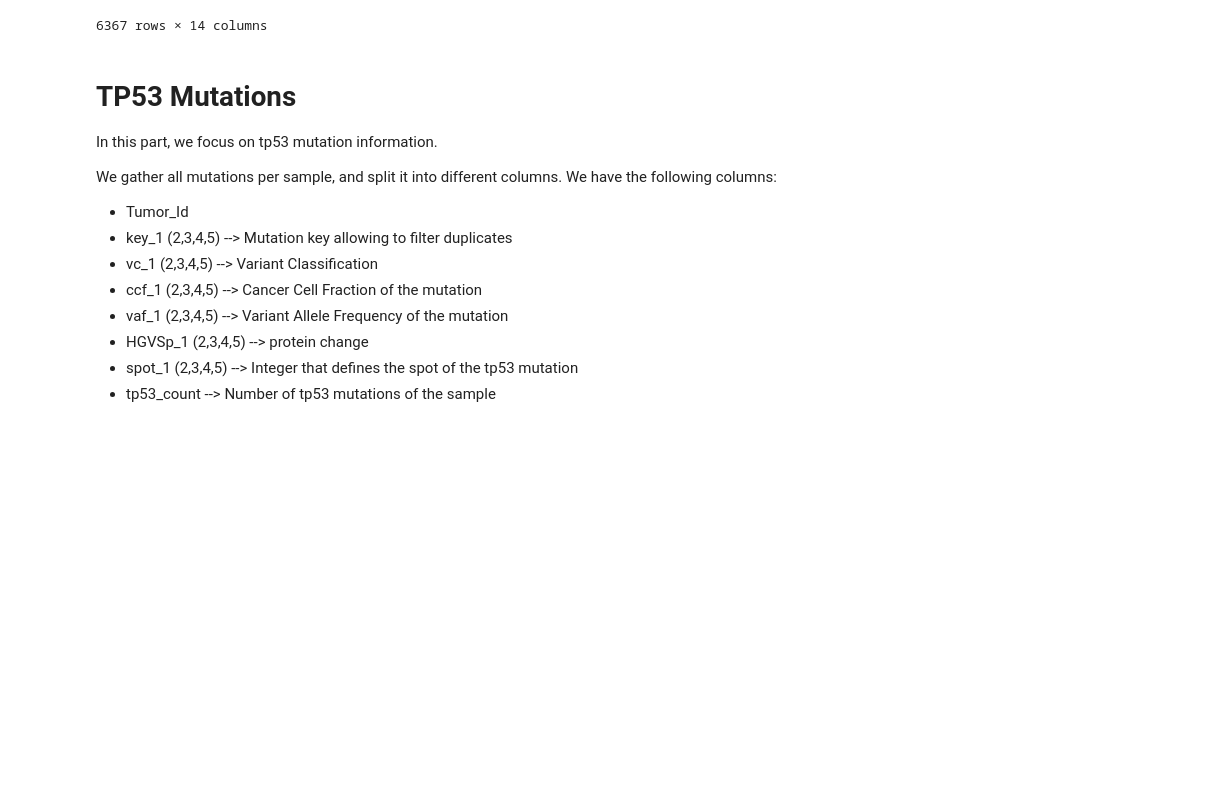
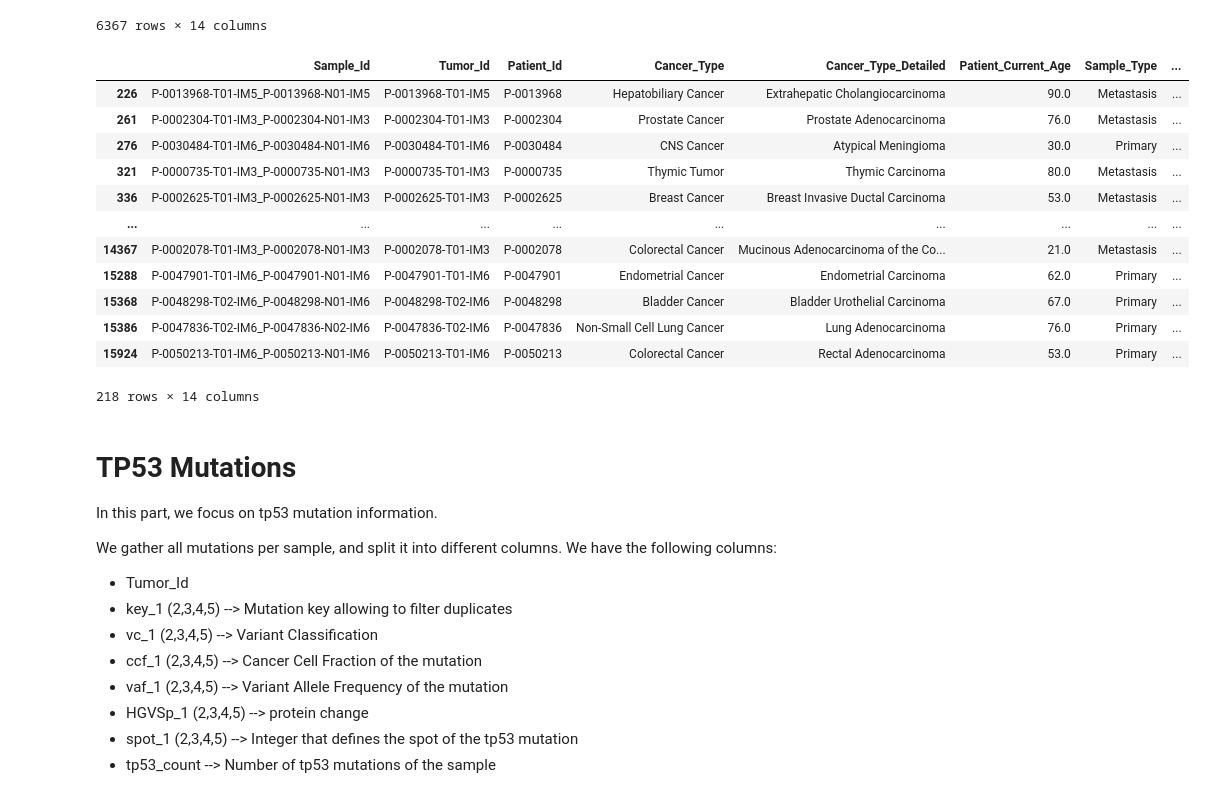
Before and after one commit to emilecohen/mskimpact_tp53_exploration, a Jupyter notebook: analysis/exploratory_analysis/wgd_study/master_creation.ipynb, the cells around one changed output. Saved outputs shown, nothing was run; the diff lists cells and outputs as text; code cells hidden in the pictures; blank space fills up the shorter version.

```diff
--- a/analysis/exploratory_analysis/wgd_study/master_creation.ipynb
+++ b/analysis/exploratory_analysis/wgd_study/master_creation.ipynb
@@ -129,7 +129,7 @@ def create_sample_info(cohort:str):
     purity = maf_cohort.drop_duplicates('Tumor_Sample_Barcode')[['Tumor_Sample_Barcode', 'purity']]
 
     # Merging these files
-    sample_info = pd.merge(cohort_filt, purity, left_on='tumor_sample', right_on='Tumor_Sample_Barcode')
+    sample_info = pd.merge(cohort_filt, purity, how='left', left_on='tumor_sample', right_on='Tumor_Sample_Barcode')
     sample_info =  pd.merge(sample_info, clinical_filt, left_on='tumor_sample', right_on='Sample ID').drop(['Tumor_Sample_Barcode', 'Sample ID'], axis=1)
 
 
@@ -159,6 +159,24 @@ sample_info
 | 6365 | P-0050675-T01-IM6_P-0050675-N01-IM6 | P-0050675-T01-IM6 | P-0050675 | Cancer of Unknown Primary | Cancer of Unknown Primary | 64.0 | Primary | ... |
 | 6366 | P-0050660-T01-IM6_P-0050660-N01-IM6 | P-0050660-T01-IM6 | P-0050660 | Bladder Cancer | Bladder Urothelial Carcinoma | 70.0 | Primary | ... |
 6367 rows × 14 columns
+# %%
+h = sample_info.purity.isna()
+index = h[h == True].index.tolist()
+sample_info[sample_info.index.isin(index)]
+# %% [output]
+|  | Sample_Id | Tumor_Id | Patient_Id | Cancer_Type | Cancer_Type_Detailed | Patient_Current_Age | Sample_Type | ... |
+| 226 | P-0013968-T01-IM5_P-0013968-N01-IM5 | P-0013968-T01-IM5 | P-0013968 | Hepatobiliary Cancer | Extrahepatic Cholangiocarcinoma | 90.0 | Metastasis | ... |
+| 261 | P-0002304-T01-IM3_P-0002304-N01-IM3 | P-0002304-T01-IM3 | P-0002304 | Prostate Cancer | Prostate Adenocarcinoma | 76.0 | Metastasis | ... |
+| 276 | P-0030484-T01-IM6_P-0030484-N01-IM6 | P-0030484-T01-IM6 | P-0030484 | CNS Cancer | Atypical Meningioma | 30.0 | Primary | ... |
+| 321 | P-0000735-T01-IM3_P-0000735-N01-IM3 | P-0000735-T01-IM3 | P-0000735 | Thymic Tumor | Thymic Carcinoma | 80.0 | Metastasis | ... |
+| 336 | P-0002625-T01-IM3_P-0002625-N01-IM3 | P-0002625-T01-IM3 | P-0002625 | Breast Cancer | Breast Invasive Ductal Carcinoma | 53.0 | Metastasis | ... |
+| ... | ... | ... | ... | ... | ... | ... | ... | ... |
+| 14367 | P-0002078-T01-IM3_P-0002078-N01-IM3 | P-0002078-T01-IM3 | P-0002078 | Colorectal Cancer | Mucinous Adenocarcinoma of the Co... | 21.0 | Metastasis | ... |
+| 15288 | P-0047901-T01-IM6_P-0047901-N01-IM6 | P-0047901-T01-IM6 | P-0047901 | Endometrial Cancer | Endometrial Carcinoma | 62.0 | Primary | ... |
+| 15368 | P-0048298-T02-IM6_P-0048298-N01-IM6 | P-0048298-T02-IM6 | P-0048298 | Bladder Cancer | Bladder Urothelial Carcinoma | 67.0 | Primary | ... |
+| 15386 | P-0047836-T02-IM6_P-0047836-N02-IM6 | P-0047836-T02-IM6 | P-0047836 | Non-Small Cell Lung Cancer | Lung Adenocarcinoma | 76.0 | Primary | ... |
+| 15924 | P-0050213-T01-IM6_P-0050213-N01-IM6 | P-0050213-T01-IM6 | P-0050213 | Colorectal Cancer | Rectal Adenocarcinoma | 53.0 | Primary | ... |
+218 rows × 14 columns
 # %% [markdown]
 # TP53 Mutations
 In this part, we focus on tp53 mutation information.
```
Also changed, not shown: parts of 16 cells of this notebook, 39 other files.
